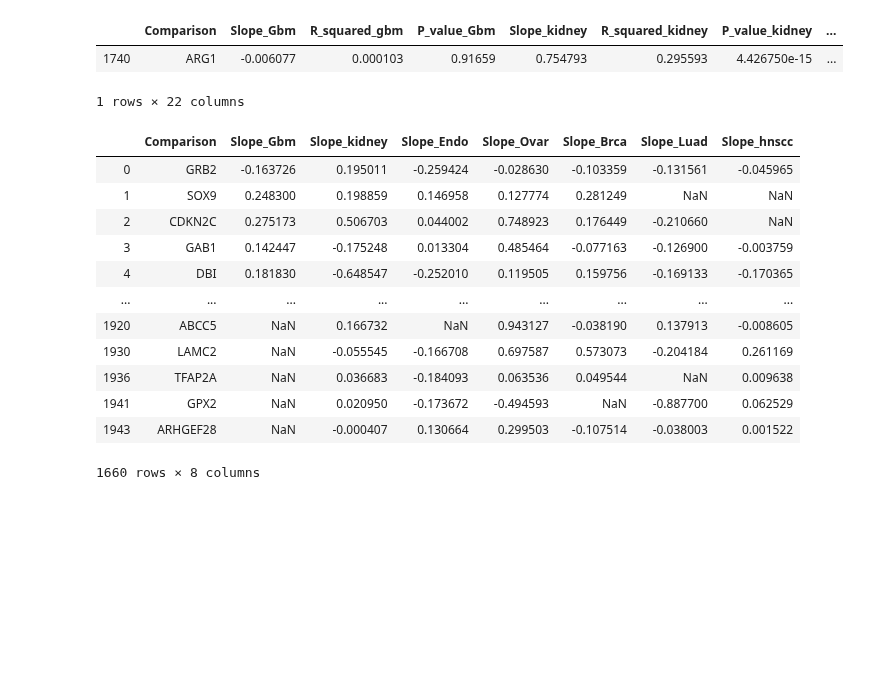
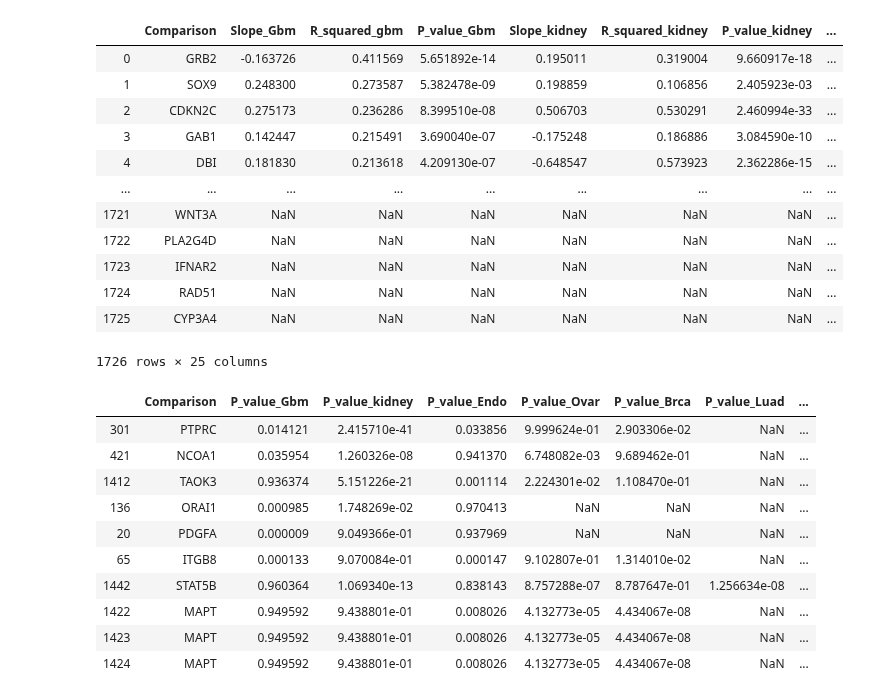
Before and after one commit to PayneLab/WhenMutationsDontMatter, a Jupyter notebook: Pan_Cancer_EGFR/pancan_spread_stats_interacting.ipynb, the cells around one changed output. Saved outputs shown, nothing was run; the diff lists cells and outputs as text; code cells hidden in the pictures; blank space fills up the shorter version.

```diff
--- a/Pan_Cancer_EGFR/pancan_spread_stats_interacting.ipynb
+++ b/Pan_Cancer_EGFR/pancan_spread_stats_interacting.ipynb
@@ -16,30 +16,42 @@ import statsmodels.stats.multitest
 import cptac
 import cptac.utils as u
 # %%
-df = pd.read_csv('pancan_EGFR.csv')
+df = pd.read_csv("pancan_EGFR.csv")
 df = df.drop(['Unnamed: 0'], axis=1)
-filtered_data = df[df["Comparison"]== "ARG1"]
-filtered_data
+#filtered_data = df[df["Comparison"]== "ARG1"]
+df
 # %% [output]
 |  | Comparison | Slope_Gbm | R_squared_gbm | P_value_Gbm | Slope_kidney | R_squared_kidney | P_value_kidney | ... |
-| 1740 | ARG1 | -0.006077 | 0.000103 | 0.91659 | 0.754793 | 0.295593 | 4.426750e-15 | ... |
+| 0 | GRB2 | -0.163726 | 0.411569 | 5.651892e-14 | 0.195011 | 0.319004 | 9.660917e-18 | ... |
+| 1 | SOX9 | 0.248300 | 0.273587 | 5.382478e-09 | 0.198859 | 0.106856 | 2.405923e-03 | ... |
+| 2 | CDKN2C | 0.275173 | 0.236286 | 8.399510e-08 | 0.506703 | 0.530291 | 2.460994e-33 | ... |
+| 3 | GAB1 | 0.142447 | 0.215491 | 3.690040e-07 | -0.175248 | 0.186886 | 3.084590e-10 | ... |
+| 4 | DBI | 0.181830 | 0.213618 | 4.209130e-07 | -0.648547 | 0.573923 | 2.362286e-15 | ... |
+| ... | ... | ... | ... | ... | ... | ... | ... | ... |
+| 1721 | WNT3A | NaN | NaN | NaN | NaN | NaN | NaN | ... |
+| 1722 | PLA2G4D | NaN | NaN | NaN | NaN | NaN | NaN | ... |
+| 1723 | IFNAR2 | NaN | NaN | NaN | NaN | NaN | NaN | ... |
+| 1724 | RAD51 | NaN | NaN | NaN | NaN | NaN | NaN | ... |
+| 1725 | CYP3A4 | NaN | NaN | NaN | NaN | NaN | NaN | ... |
-1 rows × 22 columns
+1726 rows × 25 columns
 # %%
-df_slope = df.loc[:,["Comparison","Slope_Gbm","Slope_kidney","Slope_Endo","Slope_Ovar","Slope_Brca","Slope_Luad","Slope_hnscc"]]
+df_slope = df.loc[:,["Comparison","Slope_Gbm","Slope_kidney","Slope_Endo","Slope_Ovar","Slope_Brca","Slope_Luad","Slope_hnscc","Slope_colon"]]
 df_slope = df_slope.dropna(thresh = 6)
-df_slope
-# %% [output]
-|  | Comparison | Slope_Gbm | Slope_kidney | Slope_Endo | Slope_Ovar | Slope_Brca | Slope_Luad | Slope_hnscc |
-| 0 | GRB2 | -0.163726 | 0.195011 | -0.259424 | -0.028630 | -0.103359 | -0.131561 | -0.045965 |
-| 1 | SOX9 | 0.248300 | 0.198859 | 0.146958 | 0.127774 | 0.281249 | NaN | NaN |
-| 2 | CDKN2C | 0.275173 | 0.506703 | 0.044002 | 0.748923 | 0.176449 | -0.210660 | NaN |
-| 3 | GAB1 | 0.142447 | -0.175248 | 0.013304 | 0.485464 | -0.077163 | -0.126900 | -0.003759 |
-| 4 | DBI | 0.181830 | -0.648547 | -0.252010 | 0.119505 | 0.159756 | -0.169133 | -0.170365 |
-| ... | ... | ... | ... | ... | ... | ... | ... | ... |
-| 1920 | ABCC5 | NaN | 0.166732 | NaN | 0.943127 | -0.038190 | 0.137913 | -0.008605 |
-| 1930 | LAMC2 | NaN | -0.055545 | -0.166708 | 0.697587 | 0.573073 | -0.204184 | 0.261169 |
-| 1936 | TFAP2A | NaN | 0.036683 | -0.184093 | 0.063536 | 0.049544 | NaN | 0.009638 |
-| 1941 | GPX2 | NaN | 0.020950 | -0.173672 | -0.494593 | NaN | -0.887700 | 0.062529 |
-| 1943 | ARHGEF28 | NaN | -0.000407 | 0.130664 | 0.299503 | -0.107514 | -0.038003 | 0.001522 |
-1660 rows × 8 columns
+# %%
+df_pvalue = df.loc[:,["Comparison","P_value_Gbm","P_value_kidney","P_value_Endo","P_value_Ovar","P_value_Brca","P_value_Luad","P_value_hnscc","P_value_colon"]]
+df_pvalue= df_pvalue.dropna(thresh = 6)
+df_pvalue["SD"] = (df_pvalue.loc[:,["Comparison","P_value_Gbm","P_value_kidney","P_value_Endo","P_value_Ovar","P_value_Brca","P_value_Luad","P_value_hnscc","P_value_colon"]].std(axis = 1))
+df_pvalue.nlargest(10, 'SD')
+# %% [output]
+|  | Comparison | P_value_Gbm | P_value_kidney | P_value_Endo | P_value_Ovar | P_value_Brca | P_value_Luad | ... |
+| 301 | PTPRC | 0.014121 | 2.415710e-41 | 0.033856 | 9.999624e-01 | 2.903306e-02 | NaN | ... |
+| 421 | NCOA1 | 0.035954 | 1.260326e-08 | 0.941370 | 6.748082e-03 | 9.689462e-01 | NaN | ... |
+| 1412 | TAOK3 | 0.936374 | 5.151226e-21 | 0.001114 | 2.224301e-02 | 1.108470e-01 | NaN | ... |
+| 136 | ORAI1 | 0.000985 | 1.748269e-02 | 0.970413 | NaN | NaN | NaN | ... |
+| 20 | PDGFA | 0.000009 | 9.049366e-01 | 0.937969 | NaN | NaN | NaN | ... |
+| 65 | ITGB8 | 0.000133 | 9.070084e-01 | 0.000147 | 9.102807e-01 | 1.314010e-02 | NaN | ... |
+| 1442 | STAT5B | 0.960364 | 1.069340e-13 | 0.838143 | 8.757288e-07 | 8.787647e-01 | 1.256634e-08 | ... |
+| 1422 | MAPT | 0.949592 | 9.438801e-01 | 0.008026 | 4.132773e-05 | 4.434067e-08 | NaN | ... |
+| 1423 | MAPT | 0.949592 | 9.438801e-01 | 0.008026 | 4.132773e-05 | 4.434067e-08 | NaN | ... |
+| 1424 | MAPT | 0.949592 | 9.438801e-01 | 0.008026 | 4.132773e-05 | 4.434067e-08 | NaN | ... |
 # %%
```
Also changed, not shown: parts of 12 cells of this notebook, 56 other files.
